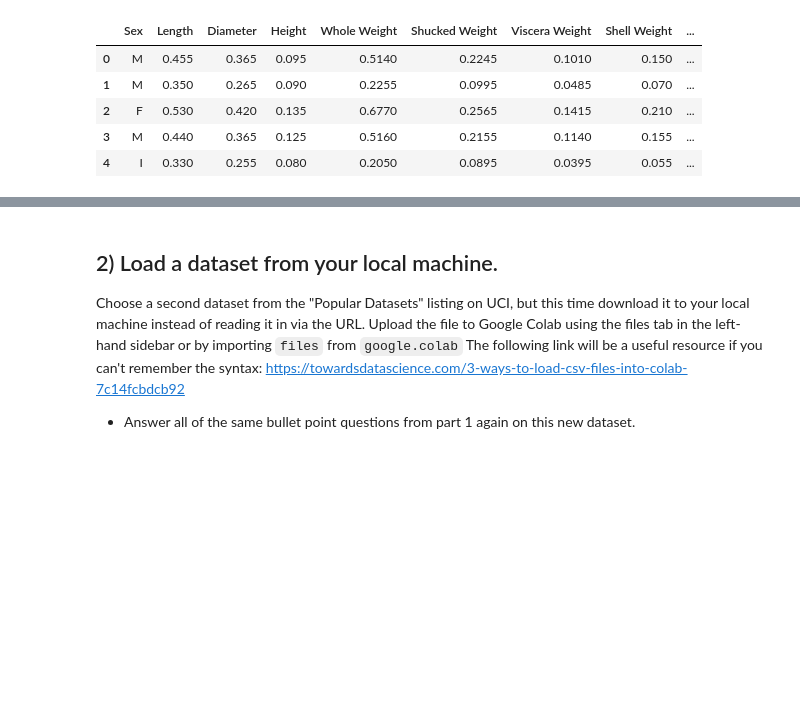
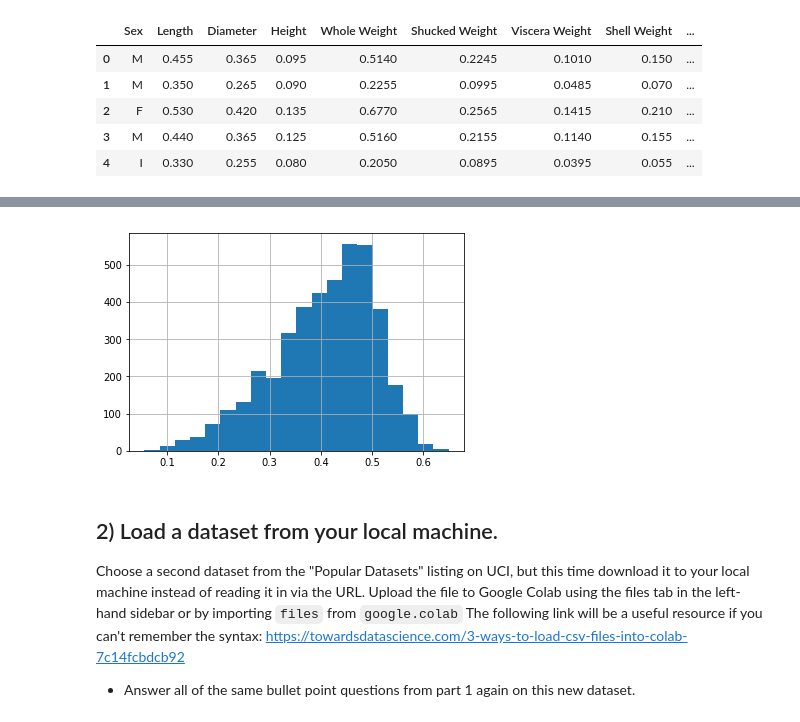
Before and after one commit to johnwesleyharding/DS-Unit-1-Sprint-1-Data-Wrangling-and-Storytelling, a Jupyter notebook: JWH_LS_DS_111_Exploratory_Data_Analysis.ipynb, the cells around one changed output, grey strips where cells are left out. Saved outputs shown, nothing was run; the diff lists cells and outputs as text; code cells hidden in the pictures; blank space fills up the shorter version.

```diff
--- a/JWH_LS_DS_111_Exploratory_Data_Analysis.ipynb
+++ b/JWH_LS_DS_111_Exploratory_Data_Analysis.ipynb
@@ -109,3 +161,8 @@ abalone.head()
+# %%
+abalone['Diameter'].hist(bins = 20)
+plt.show()
+# %% [output]
+[figure, added]
 # %% [markdown]
 ## 2) Load a dataset from your local machine.
 Choose a second dataset from the "Popular Datasets" listing on UCI, but this time download it to your local machine instead of reading it in via the URL. Upload the file to Google Colab using the files tab in the left-hand sidebar or by importing `files` from `google.colab` The following link will be a useful resource if you can't remember the syntax: <https://towardsdatascience.com/3-ways-to-load-csv-files-into-colab-7c14fcbdcb92>
```
Also changed, not shown: parts of 24 cells of this notebook.
